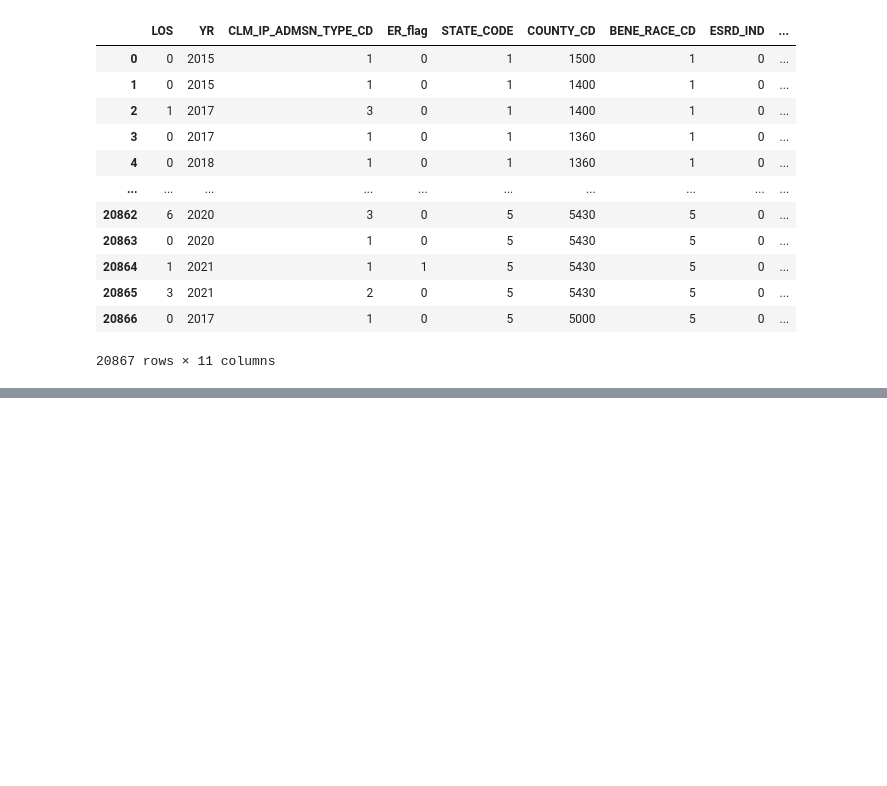
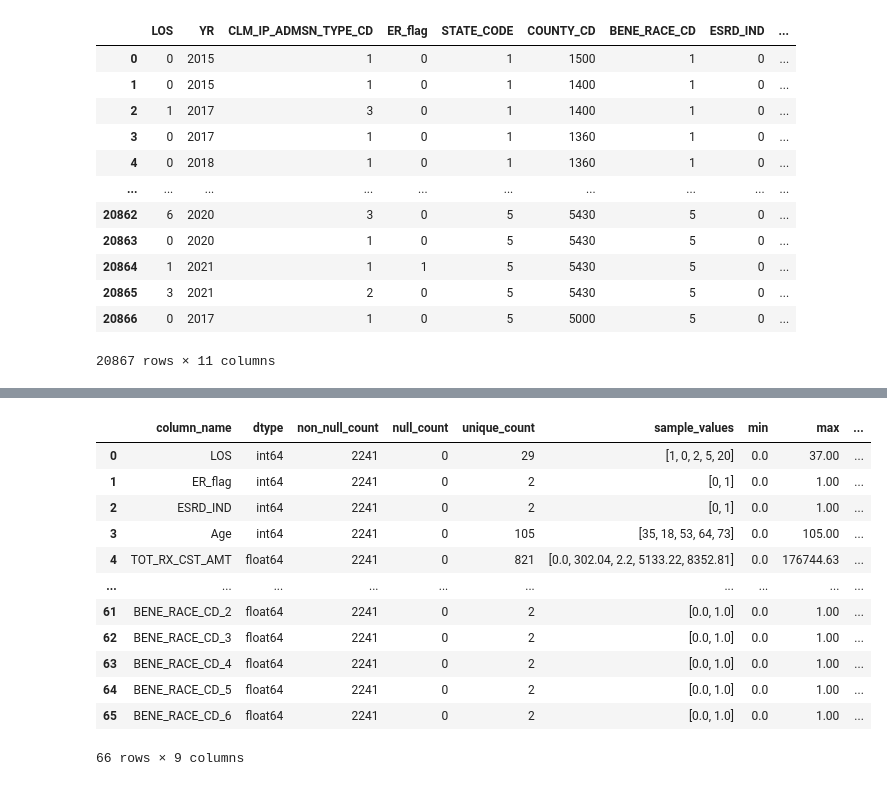
Before and after one commit to lwilsen/HealthCareAnalysis, a Jupyter notebook: luke_code/modelling/models.ipynb, the cells around one changed output, grey strips where cells are left out. Saved outputs shown, nothing was run; the diff lists cells and outputs as text; code cells hidden in the pictures; blank space fills up the shorter version.

```diff
--- a/luke_code/modelling/models.ipynb
+++ b/luke_code/modelling/models.ipynb
@@ -131 +175,17 @@ wdf_2017 = workingdf[workingdf["YR"] == 2017]
+# %%
+describe_dataframe(wdf_2017)
+# %% [output]
+|  | column_name | dtype | non_null_count | null_count | unique_count | sample_values | min | max | ... |
+| 0 | LOS | int64 | 2241 | 0 | 29 | [1, 0, 2, 5, 20] | 0.0 | 37.00 | ... |
+| 1 | ER_flag | int64 | 2241 | 0 | 2 | [0, 1] | 0.0 | 1.00 | ... |
+| 2 | ESRD_IND | int64 | 2241 | 0 | 2 | [0, 1] | 0.0 | 1.00 | ... |
+| 3 | Age | int64 | 2241 | 0 | 105 | [35, 18, 53, 64, 73] | 0.0 | 105.00 | ... |
+| 4 | TOT_RX_CST_AMT | float64 | 2241 | 0 | 821 | [0.0, 302.04, 2.2, 5133.22, 8352.81] | 0.0 | 176744.63 | ... |
+| ... | ... | ... | ... | ... | ... | ... | ... | ... | ... |
+| 61 | BENE_RACE_CD_2 | float64 | 2241 | 0 | 2 | [0.0, 1.0] | 0.0 | 1.00 | ... |
+| 62 | BENE_RACE_CD_3 | float64 | 2241 | 0 | 2 | [0.0, 1.0] | 0.0 | 1.00 | ... |
+| 63 | BENE_RACE_CD_4 | float64 | 2241 | 0 | 2 | [0.0, 1.0] | 0.0 | 1.00 | ... |
+| 64 | BENE_RACE_CD_5 | float64 | 2241 | 0 | 2 | [0.0, 1.0] | 0.0 | 1.00 | ... |
+| 65 | BENE_RACE_CD_6 | float64 | 2241 | 0 | 2 | [0.0, 1.0] | 0.0 | 1.00 | ... |
+66 rows × 9 columns
 # %%
```
Also changed, not shown: parts of 14 cells of this notebook, 1 other file.
